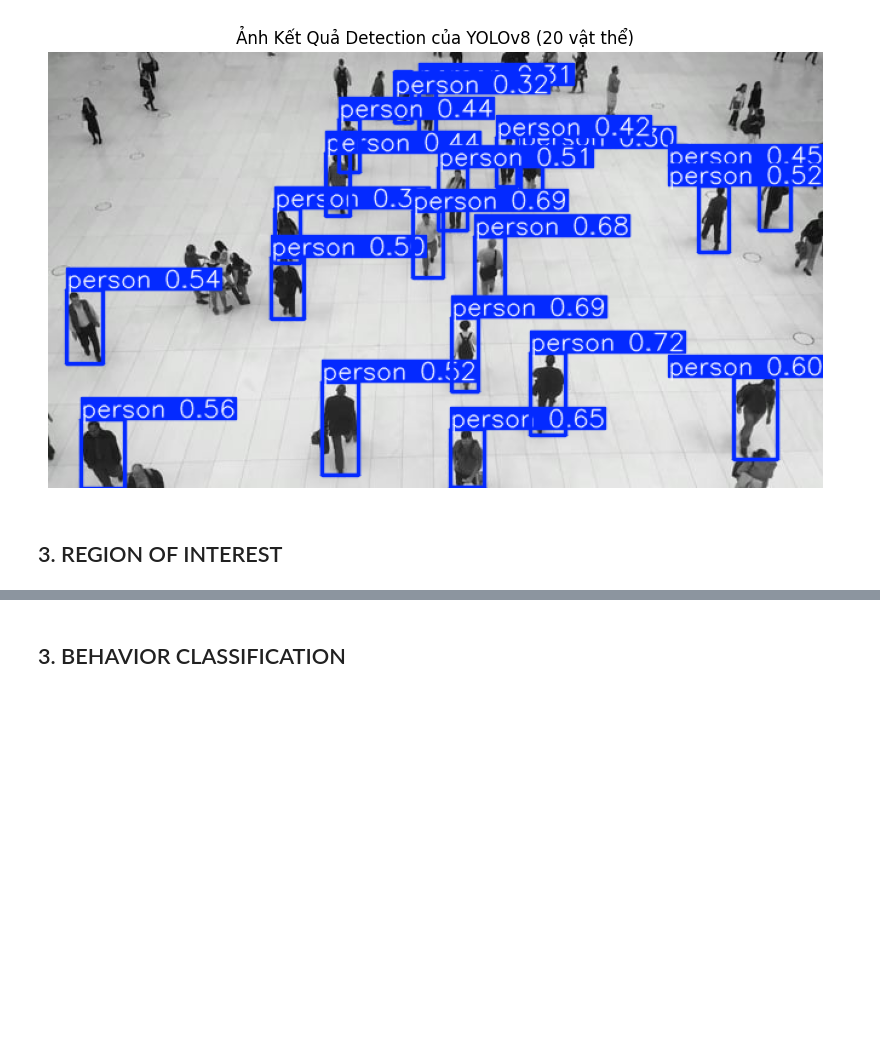
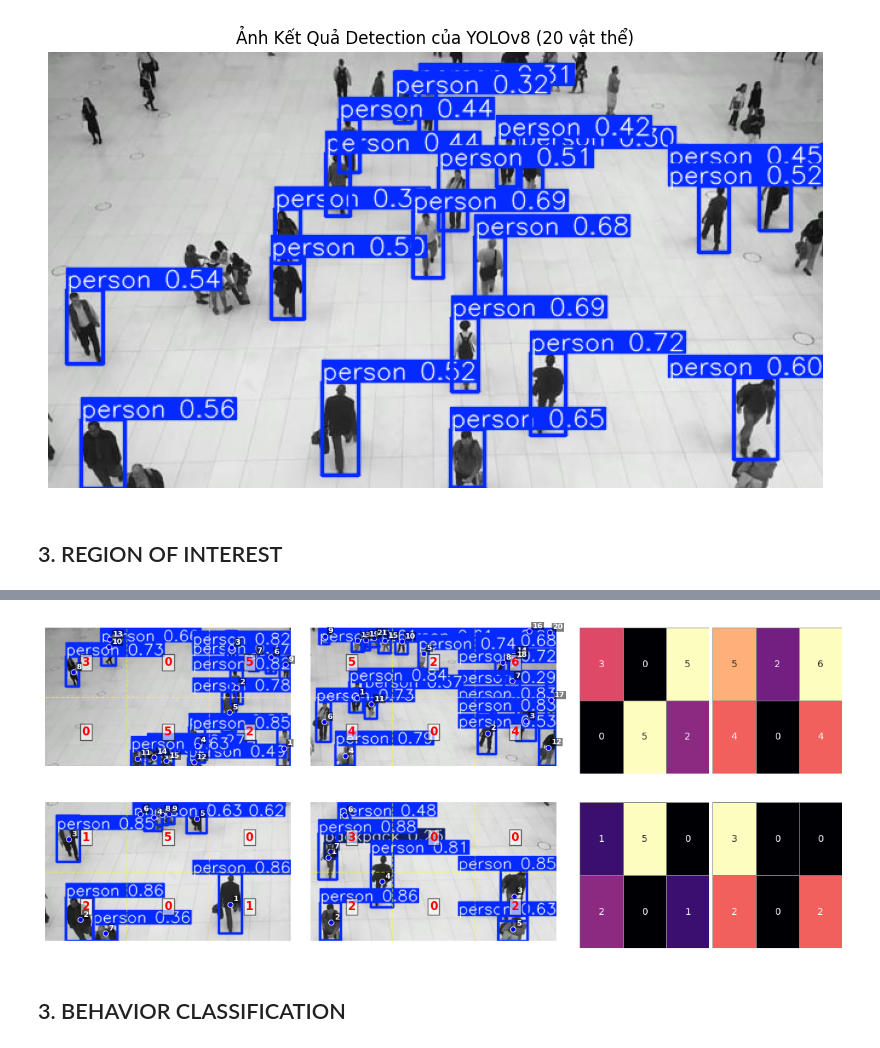
Before and after one commit to DarkFromAbyss/DFA_Behavior_Shopping_Detection, a Jupyter notebook: notebooks/evalute.ipynb, the cells around one changed output, grey strips where cells are left out. Drawn from its saved outputs; the diff is of its cells as text; code cells hidden in the pictures; blank space fills up the shorter version.

```diff
--- a/notebooks/evalute.ipynb
+++ b/notebooks/evalute.ipynb
@@ -210,7 +211,7 @@ def count_in_roi(boxes, image_shape, grid_cols=6, grid_rows=4, pad_right=300):
     """
 
     h, w = image_shape[:2]
-
+    center = []
     cell_w = w / grid_cols  # chiều rộng mỗi ô
     cell_h = h / grid_rows  # chiều cao mỗi ô
 
@@ -224,9 +225,10 @@ def count_in_roi(boxes, image_shape, grid_cols=6, grid_rows=4, pad_right=300):
         y_center = (box_coords[1] + box_coords[3]) / 2
         col = int(x_center // cell_w)
         row = int(y_center // cell_h)
+        center.append((x_center, y_center))
         # bảo đảm không vượt ra ngoài chỉ mục do làm tròn
         col = min(max(col, 0), grid_cols - 1)
         row = min(max(row, 0), grid_rows - 1)
         grid_counts[row, col] += 1
 
-    return grid_counts
+    return grid_counts, center
@@ -232,0 +262,3 @@ def count_in_roi(boxes, image_shape, grid_cols=6, grid_rows=4, pad_right=300):
+# %%
+image = cv2.imread(INPUT_IMAGE_PATH)
+results, images_splits = detect_on_image_split(image, 2, 2)
@@ -233,2 +277,78 @@ def count_in_roi(boxes, image_shape, grid_cols=6, grid_rows=4, pad_right=300):
+# %%
+fig = plt.figure(figsize=(12, 5))
+gs = fig.add_gridspec(1, 2, width_ratios=[2, 1])
+
+
+gs_left = gs[0, 0].subgridspec(2, 2)
+gs_right = gs[0, 1].subgridspec(2, 2)
+total_grid_counts = []
+
+for i in range (len(images_splits)) :
+
+    grid_cols = 3
+    grid_rows = 2
+
+    pad_right = 300  # px để dành cho heatmap bên phải
+    res = results[i]
+    img_split, left, top = images_splits[i]
+    if res and len(res) > 0:
+        result = res[0]
+        boxes = result.boxes
+
+        ax_img = fig.add_subplot(gs_left[i//2, i%2])
+        ax_heatmap = fig.add_subplot(gs_right[i//2, i%2])
+        # 0 - 0 , 0 - 1, 1 - 0, 1 - 1
+        # ax_img = axs[i//2, i%2]
+
+        im_bgr = result.plot()
+        im_rgb = cv2.cvtColor(im_bgr, cv2.COLOR_BGR2RGB)
+        h, w = im_rgb.shape[:2]
+
+        # Kích thước mỗi ô
+        cell_w = w / grid_cols
+        cell_h = h / grid_rows
+
+        # Ma trận đếm (rows x cols)
+        grid_counts, centers = count_in_roi(boxes, im_rgb.shape, grid_cols, grid_rows, pad_right)
+        total_grid_counts.append(grid_counts)
+        # Ghi chú vị trí:
+        # 0:1, 0:2 i = 0
+        # 0:1, 2:5 i = 1
+        # 1:3, 0:2 i = 2
+        # 1:3, 2:5 i = 3
+
+        ax_img.imshow(im_rgb)
+        ax_img.axis('off')
+
+        for r in range(1, grid_rows):
+            y = int(r * cell_h)
+            ax_img.plot([0, w], [y, y], color='yellow', linewidth=1, linestyle='--', alpha=0.6)
+        for c in range(1, grid_cols):
+            x = int(c * cell_w)
+            ax_img.plot([x, x], [0, h], color='yellow', linewidth=1, linestyle='--', alpha=0.6)
+
+
+        if len(centers) > 0:
+            xs = [c[0] for c in centers]
+            ys = [c[1] for c in centers]
+            ax_img.scatter(xs, ys, c='blue', s=30, edgecolors='white', linewidths=0.7, zorder=3)
+            for idx, (cx_box, cy_box) in enumerate(centers):
+                ax_img.text(cx_box + 4, cy_box - 4, str(idx+1), color='white', fontsize=8, weight='bold', zorder=4,
+                            bbox=dict(facecolor='black', alpha=0.5, pad=1, edgecolor='none'))
+        for r in range(grid_rows):
+            for c in range(grid_cols):
+                cx = int((c + 0.5) * cell_w)
+                cy = int((r + 0.5) * cell_h)
+                count = grid_counts[r, c]
+                ax_img.text(cx, cy, str(count), color='red', fontsize=12, fontweight='bold',
+                             ha='center', va='center', bbox=dict(facecolor='white', alpha=0.6, pad=2))
+
+        sns.heatmap(grid_counts, ax=ax_heatmap, annot=True, fmt='d', cmap='magma', cbar=False,
+                xticklabels=False, yticklabels=False, linewidths=0.5, linecolor='gray')
+
+plt.tight_layout(rect=[0, 0, 1, 1])
+plt.show()
+# %% [output]
+[figure, added]
 # %% [markdown]
 ## 3. BEHAVIOR CLASSIFICATION
```
Also changed, not shown: parts of 5 cells of this notebook, 1 other file.
